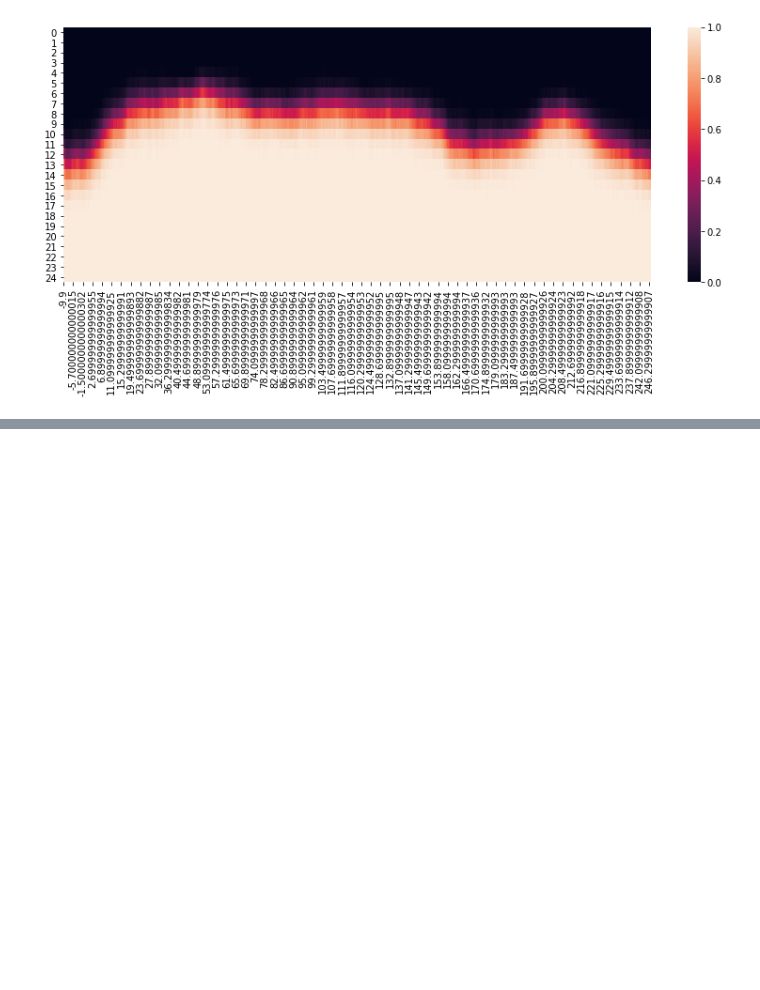
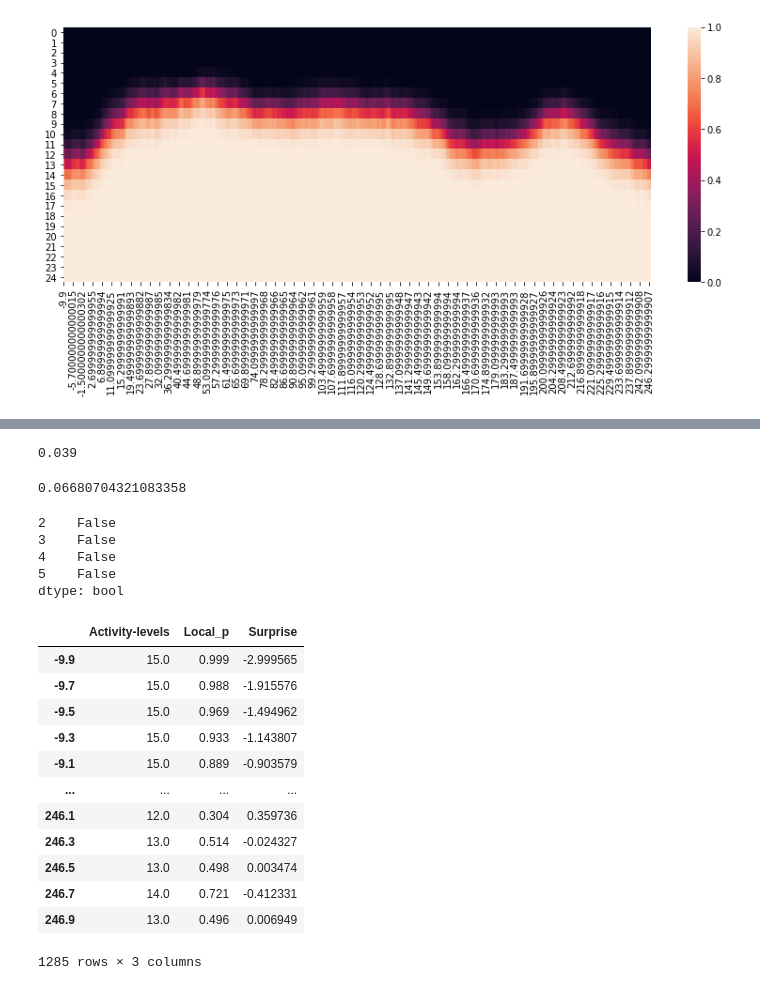
Before and after one commit to finn42/ActivityAnalysis_PythonConversion, a Jupyter notebook: LocalActivityTest_demo.ipynb, the cells around one changed output, grey strips where cells are left out. Cells and saved outputs as stored; diff of their text form; code cells hidden in the pictures; blank space fills up the shorter version.

```diff
--- a/LocalActivityTest_demo.ipynb
+++ b/LocalActivityTest_demo.ipynb
@@ -472,0 +491,39 @@ plt.show()
+# %%
+# empDist
+cdistf = TrueCounts.cumsum()
+ACdistf = AltCounts.cumsum()
+meanAltCDistf = ACdistf.mean(1)
+distanceTrueMean = (cdistf.add(-meanAltCDistf,0)**2).sum()**(0.5)
+distanceTrueMean
+distanceMAlt = (ACdistf.add(-meanAltCDistf,0)**2).sum()**(0.5)
+p = len(distanceMAlt[distanceMAlt>distanceTrueMean.values[0]])/N
+# %% [output]
+0.039
+# %%
+distanceTrueMean.values[0]
+# %% [output]
+0.06680704321083358
+# %%
+distanceMAlt>distanceTrueMean.values[0]
+# %% [output]
+2    False
+3    False
+4    False
+5    False
+dtype: bool
+# %%
+Results
+# %% [output]
+|  | Activity-levels | Local_p | Surprise |
+| -9.9 | 15.0 | 0.999 | -2.999565 |
+| -9.7 | 15.0 | 0.988 | -1.915576 |
+| -9.5 | 15.0 | 0.969 | -1.494962 |
+| -9.3 | 15.0 | 0.933 | -1.143807 |
+| -9.1 | 15.0 | 0.889 | -0.903579 |
+| ... | ... | ... | ... |
+| 246.1 | 12.0 | 0.304 | 0.359736 |
+| 246.3 | 13.0 | 0.514 | -0.024327 |
+| 246.5 | 13.0 | 0.498 | 0.003474 |
+| 246.7 | 14.0 | 0.721 | -0.412331 |
+| 246.9 | 13.0 | 0.496 | 0.006949 |
+1285 rows × 3 columns
```
Also changed, not shown: parts of 9 cells of this notebook, 1 other file.
